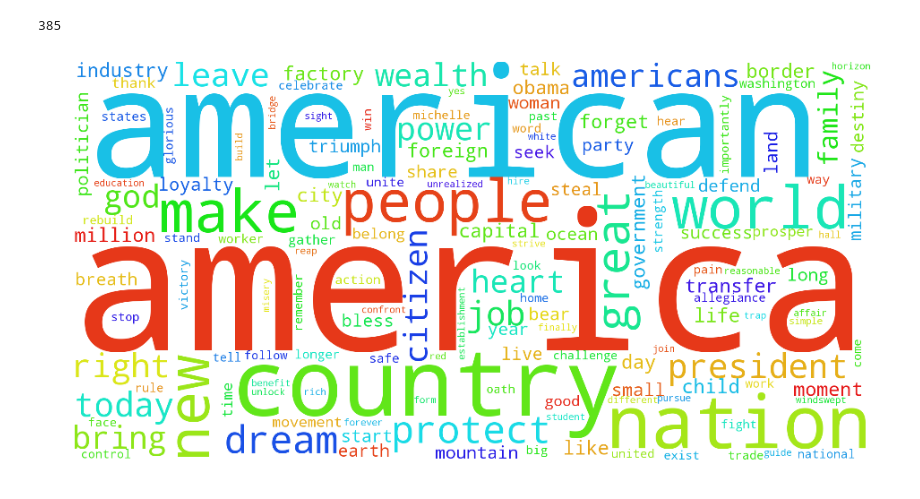
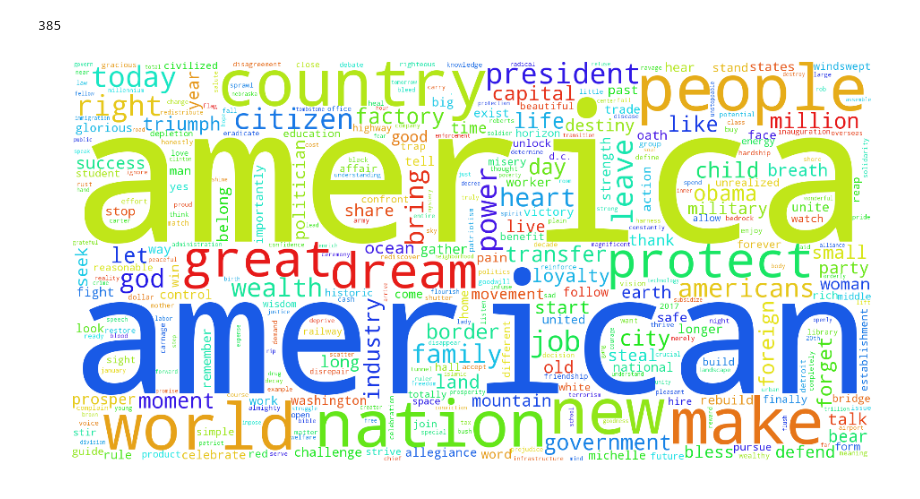
Before and after one commit to THEdavehogue/inauguration-NLP, a Jupyter notebook: trump_inauguration_analysis.ipynb, the cells around one changed output. Saved outputs shown, nothing was run; the diff lists cells and outputs as text; code cells hidden in the pictures.

Commit message:
update word cloud

```diff
--- a/trump_inauguration_analysis.ipynb
+++ b/trump_inauguration_analysis.ipynb
@@ -76,7 +76,7 @@ def process_text(text_col):
         x = nlp(line)
         ents_lst = list(x.ents)
         nlp_lst = [(tok.lemma_, tok.pos_) for tok in x \
-                   if tok.pos_ != 'PUNCT' and tok.lemma_ not in list(ENGLISH_STOP_WORDS)]
+                   if tok.pos_ not in ['PUNCT',] and tok.lemma_ not in list(ENGLISH_STOP_WORDS)]
         for lemma, pos in nlp_lst:
             lemma_lst.append(lemma)
             pos_set.add(pos)
@@ -120,19 +132,19 @@ word_freq
  (u'yes', 1),
  (u'young', 1)}
 # %%
-word_freq = list(counts)
+word_freq = list(word_freq)
 word_freq.sort(key=lambda x: x[1])
 # %%
 len(word_freq)
 # %% [output]
 385
 # %%
-wc = WordCloud(width=2000, height=1000, max_words=150, background_color='white')
+wc = WordCloud(width=2000, height=1000, max_words=len(word_freq), background_color='white')
 wc.fit_words(word_freq)
 fig = plt.figure(figsize=(16, 8))
 ax = fig.add_subplot(111)
 ax.axis('off')
 ax.imshow(wc)
 plt.show()
 # %% [output]
-[figure, old version]
+[figure, new version]
```
Also changed, not shown: parts of 1 cell of this notebook, 1 other file.
